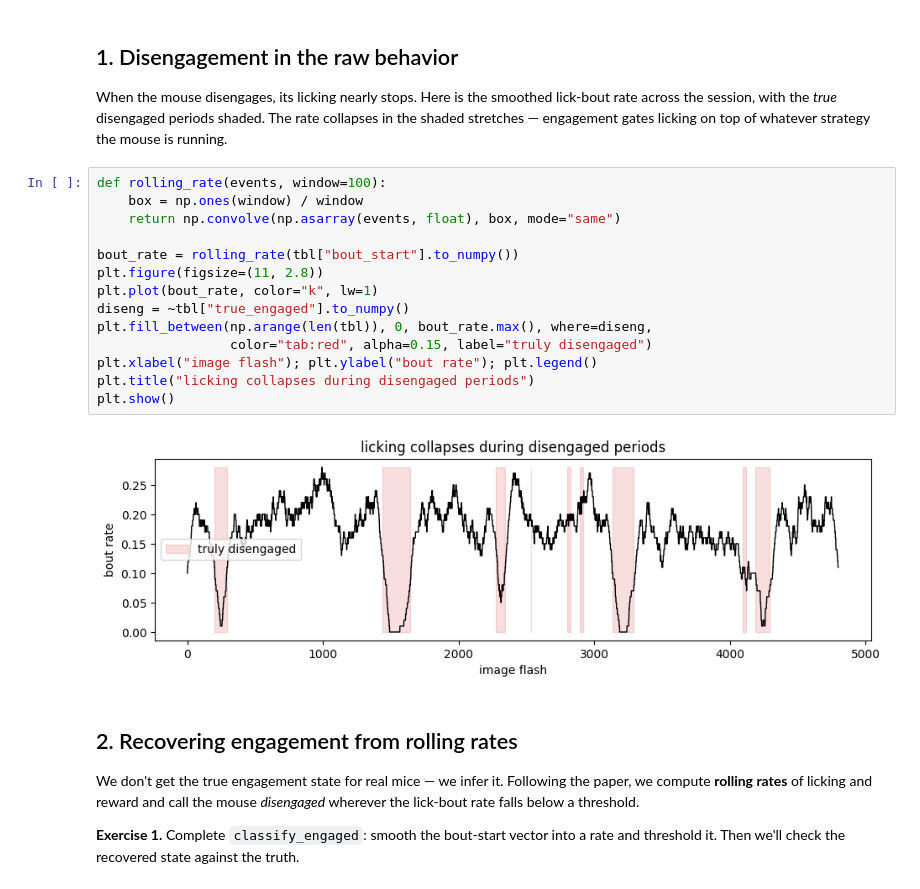
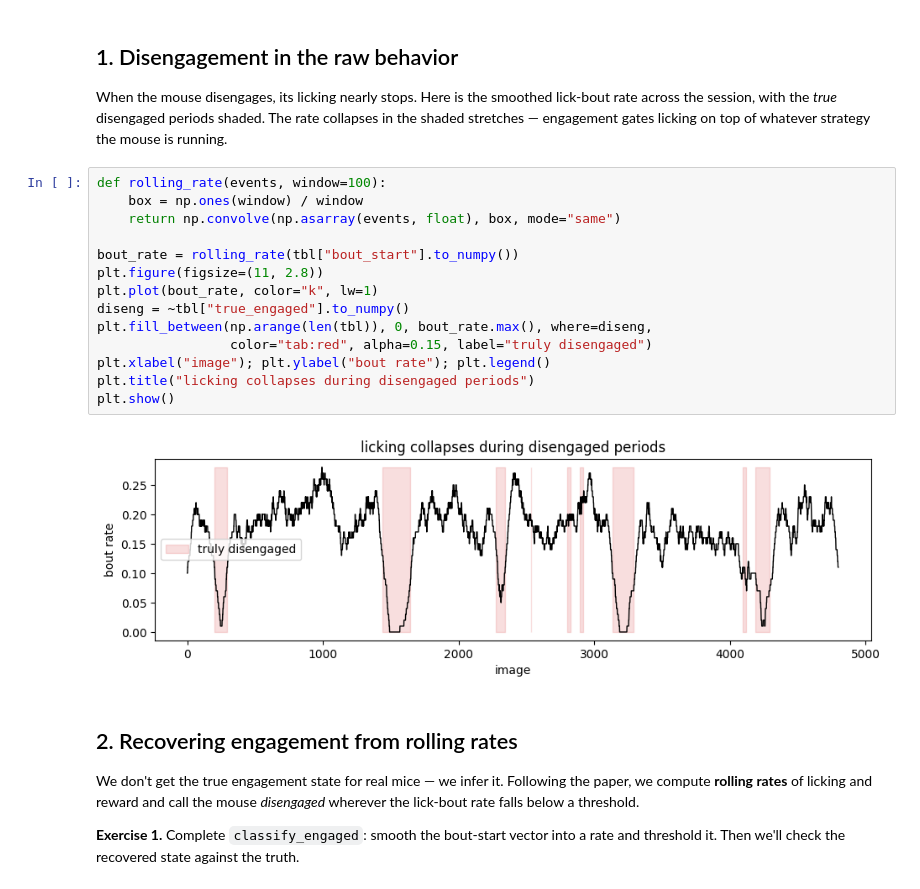
Before and after one commit to stootoon/swc-en-2026, a Jupyter notebook: behaviour/notebooks/08_engagement_optional_solutions.ipynb, the cells around one changed output. Cells and saved outputs as stored; diff of their text form.

```diff
--- a/behaviour/notebooks/08_engagement_optional_solutions.ipynb
+++ b/behaviour/notebooks/08_engagement_optional_solutions.ipynb
@@ -35,19 +35,19 @@ whatever strategy the mouse is running.
 # %%
 def rolling_rate(events, window=100):
     box = np.ones(window) / window
     return np.convolve(np.asarray(events, float), box, mode="same")
 
 bout_rate = rolling_rate(tbl["bout_start"].to_numpy())
 plt.figure(figsize=(11, 2.8))
 plt.plot(bout_rate, color="k", lw=1)
 diseng = ~tbl["true_engaged"].to_numpy()
 plt.fill_between(np.arange(len(tbl)), 0, bout_rate.max(), where=diseng,
                  color="tab:red", alpha=0.15, label="truly disengaged")
-plt.xlabel("image flash"); plt.ylabel("bout rate"); plt.legend()
+plt.xlabel("image"); plt.ylabel("bout rate"); plt.legend()
 plt.title("licking collapses during disengaged periods")
 plt.show()
 # %% [output]
-[figure, old version]
+[figure, new version]
 # %% [markdown]
 ## 2. Recovering engagement from rolling rates
 
```
Also changed, not shown: parts of 3 cells of this notebook, 29 other files.
